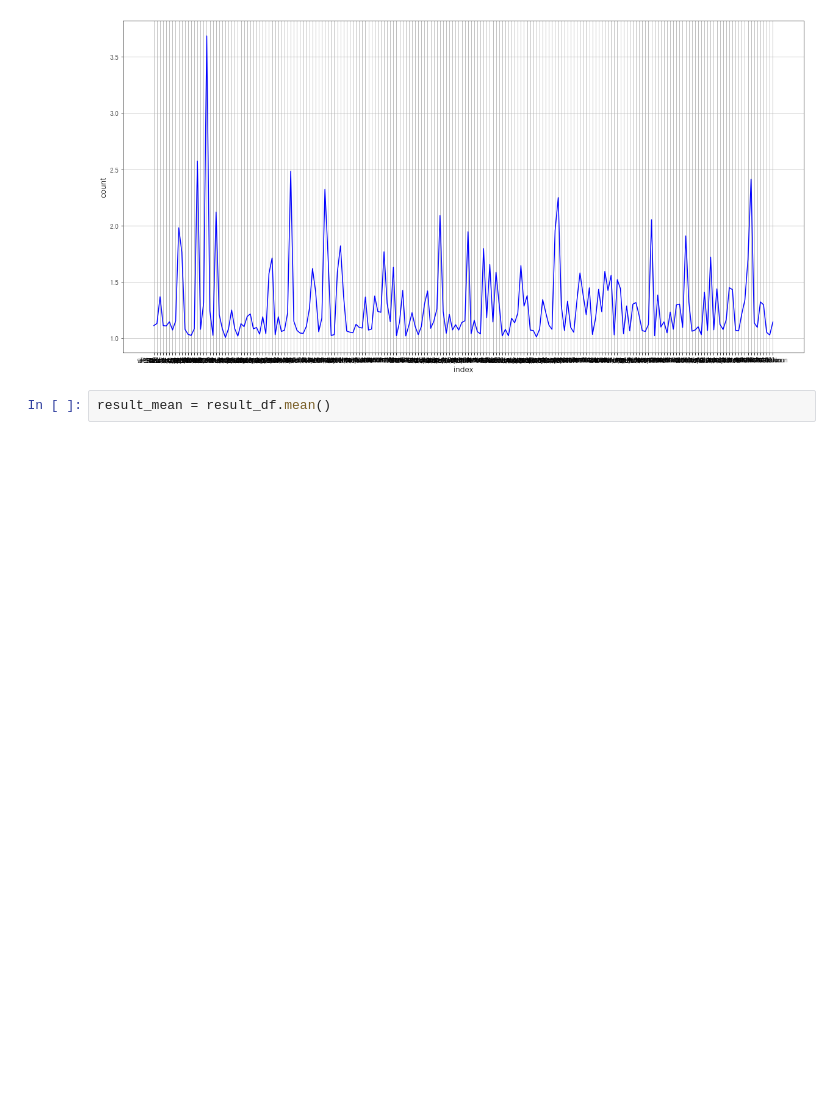
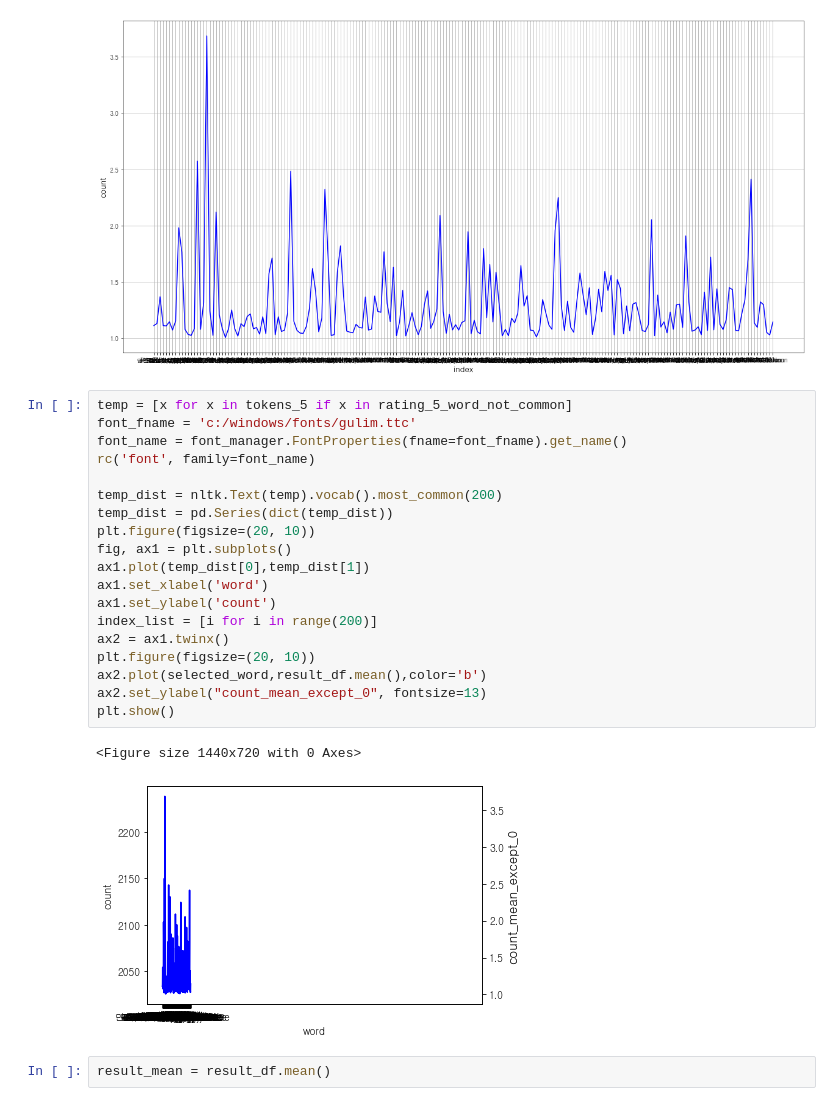
Before and after one commit to LyunJ/CoupangReview, a Jupyter notebook: 감성분석_머신러닝/논리적_근거_시각화.ipynb, the cells around one changed output. Cells and saved outputs as stored; diff of their text form; blank space fills up the shorter version.

```diff
--- a/감성분석_머신러닝/논리적_근거_시각화.ipynb
+++ b/감성분석_머신러닝/논리적_근거_시각화.ipynb
@@ -140,6 +130,28 @@ plt.grid()
 plt.show()
 # %% [output]
 [figure]
+# %%
+temp = [x for x in tokens_5 if x in rating_5_word_not_common]
+font_fname = 'c:/windows/fonts/gulim.ttc'
+font_name = font_manager.FontProperties(fname=font_fname).get_name()
+rc('font', family=font_name)
+
+temp_dist = nltk.Text(temp).vocab().most_common(200)
+temp_dist = pd.Series(dict(temp_dist))
+plt.figure(figsize=(20, 10))
+fig, ax1 = plt.subplots()
+ax1.plot(temp_dist[0],temp_dist[1])
+ax1.set_xlabel('word')
+ax1.set_ylabel('count')
+index_list = [i for i in range(200)]
+ax2 = ax1.twinx()
+plt.figure(figsize=(20, 10))
+ax2.plot(selected_word,result_df.mean(),color='b')
+ax2.set_ylabel("count_mean_except_0", fontsize=13)
+plt.show()
+# %% [output]
+<Figure size 1440x720 with 0 Axes>
+[figure, added]
 # %%
 result_mean = result_df.mean()
 # %%
```
Also changed, not shown: parts of 8 cells of this notebook, 2 other files.
